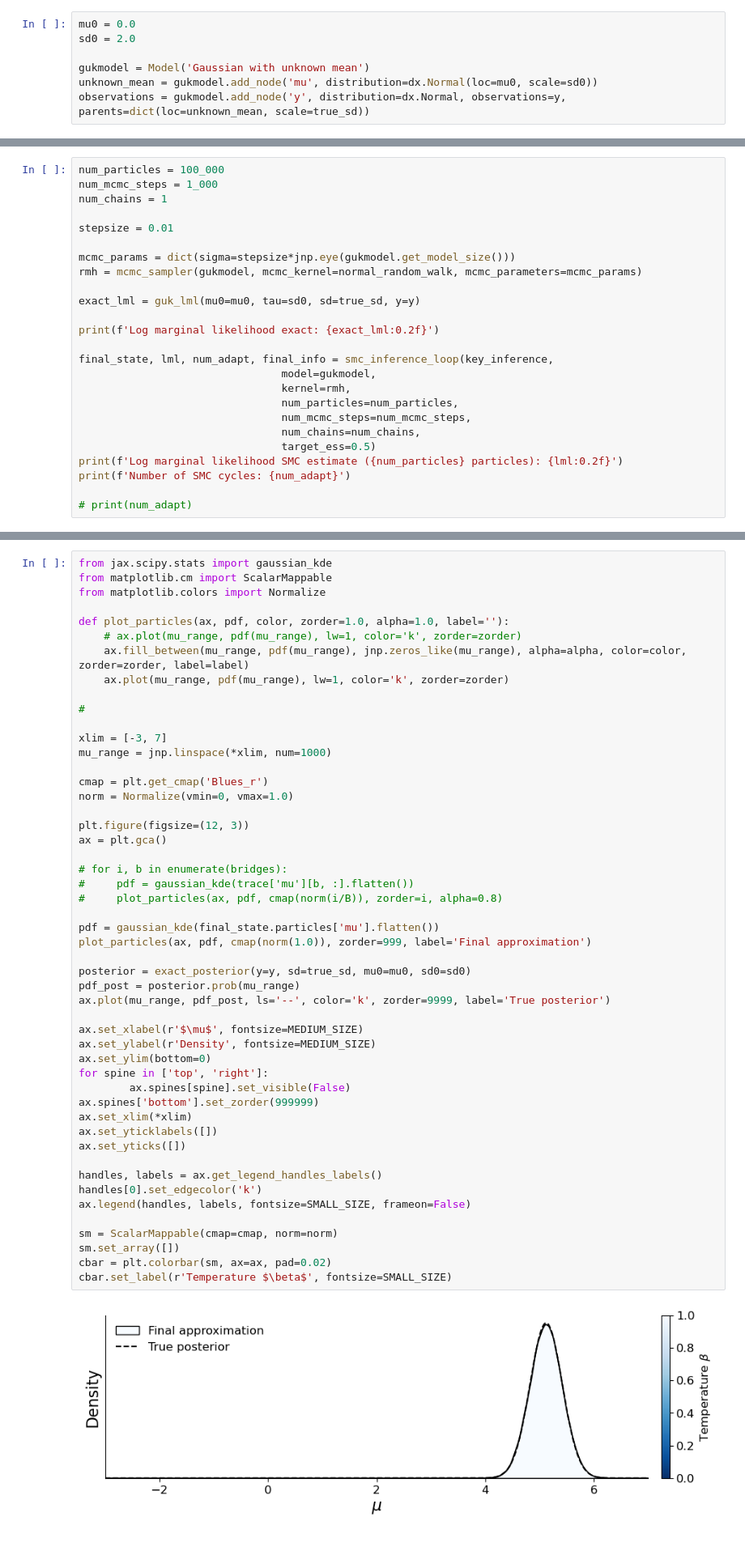
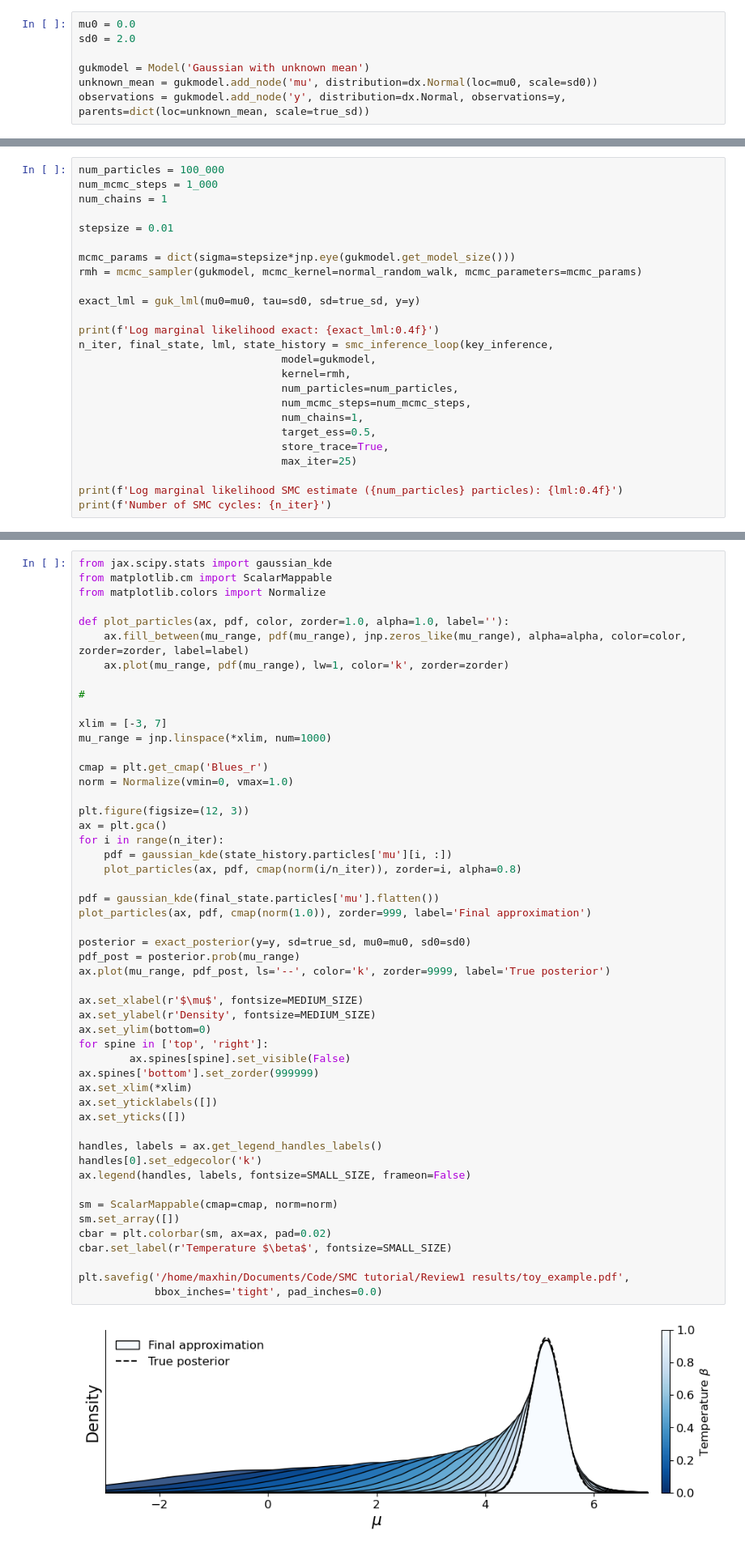
Before and after one commit to UncertaintyInComplexSystems/bamojax, a Jupyter notebook: bamojax/examples/toy_examples/gaussian_unknown_mean.ipynb, the cells around one changed output, grey strips where cells are left out. Shown at 81% size. Drawn from its saved outputs; the diff is of its cells as text.

Commit message:
Added functionality for storing the trace of an SMC run

```diff
--- a/bamojax/examples/toy_examples/gaussian_unknown_mean.ipynb
+++ b/bamojax/examples/toy_examples/gaussian_unknown_mean.ipynb
@@ -118,17 +122,17 @@ rmh = mcmc_sampler(gukmodel, mcmc_kernel=normal_random_walk, mcmc_parameters=mcm
 
 exact_lml = guk_lml(mu0=mu0, tau=sd0, sd=true_sd, y=y)
 
-print(f'Log marginal likelihood exact: {exact_lml:0.2f}')
-
-final_state, lml, num_adapt, final_info = smc_inference_loop(key_inference,
+print(f'Log marginal likelihood exact: {exact_lml:0.4f}')
+n_iter, final_state, lml, state_history = smc_inference_loop(key_inference,
                                 model=gukmodel,
                                 kernel=rmh,
                                 num_particles=num_particles,
                                 num_mcmc_steps=num_mcmc_steps,
-                                num_chains=num_chains,
-                                target_ess=0.5)
-print(f'Log marginal likelihood SMC estimate ({num_particles} particles): {lml:0.2f}')
-print(f'Number of SMC cycles: {num_adapt}')
+                                num_chains=1,
+                                target_ess=0.5,
+                                store_trace=True,
+                                max_iter=25)
 
-# print(num_adapt)
+print(f'Log marginal likelihood SMC estimate ({num_particles} particles): {lml:0.4f}')
+print(f'Number of SMC cycles: {n_iter}')
 # %% [output]
@@ -141,7 +147,6 @@ from matplotlib.cm import ScalarMappable
 from matplotlib.colors import Normalize
 
 def plot_particles(ax, pdf, color, zorder=1.0, alpha=1.0, label=''):
-    # ax.plot(mu_range, pdf(mu_range), lw=1, color='k', zorder=zorder)
     ax.fill_between(mu_range, pdf(mu_range), jnp.zeros_like(mu_range), alpha=alpha, color=color, zorder=zorder, label=label)
     ax.plot(mu_range, pdf(mu_range), lw=1, color='k', zorder=zorder)
 
@@ -155,35 +160,37 @@ norm = Normalize(vmin=0, vmax=1.0)
 
 plt.figure(figsize=(12, 3))
 ax = plt.gca()
-
-# for i, b in enumerate(bridges):
-#     pdf = gaussian_kde(trace['mu'][b, :].flatten())
-#     plot_particles(ax, pdf, cmap(norm(i/B)), zorder=i, alpha=0.8)
+for i in range(n_iter):
+    pdf = gaussian_kde(state_history.particles['mu'][i, :])
+    plot_particles(ax, pdf, cmap(norm(i/n_iter)), zorder=i, alpha=0.8)
 
 pdf = gaussian_kde(final_state.particles['mu'].flatten())
 plot_particles(ax, pdf, cmap(norm(1.0)), zorder=999, label='Final approximation')
 
 posterior = exact_posterior(y=y, sd=true_sd, mu0=mu0, sd0=sd0)
 pdf_post = posterior.prob(mu_range)
 ax.plot(mu_range, pdf_post, ls='--', color='k', zorder=9999, label='True posterior')
 
 ax.set_xlabel(r'$\mu$', fontsize=MEDIUM_SIZE)
 ax.set_ylabel(r'Density', fontsize=MEDIUM_SIZE)
 ax.set_ylim(bottom=0)
 for spine in ['top', 'right']:
         ax.spines[spine].set_visible(False)
 ax.spines['bottom'].set_zorder(999999)
 ax.set_xlim(*xlim)
 ax.set_yticklabels([])
 ax.set_yticks([])
 
 handles, labels = ax.get_legend_handles_labels()
 handles[0].set_edgecolor('k')
 ax.legend(handles, labels, fontsize=SMALL_SIZE, frameon=False)
 
 sm = ScalarMappable(cmap=cmap, norm=norm)
 sm.set_array([])
 cbar = plt.colorbar(sm, ax=ax, pad=0.02)
 cbar.set_label(r'Temperature $\beta$', fontsize=SMALL_SIZE)
+
+plt.savefig('/home/maxhin/Documents/Code/SMC tutorial/Review1 results/toy_example.pdf',
+            bbox_inches='tight', pad_inches=0.0)
 # %% [output]
-[figure, old version]
+[figure, new version]
```
Also changed, not shown: parts of 6 cells of this notebook, 1 other file.
